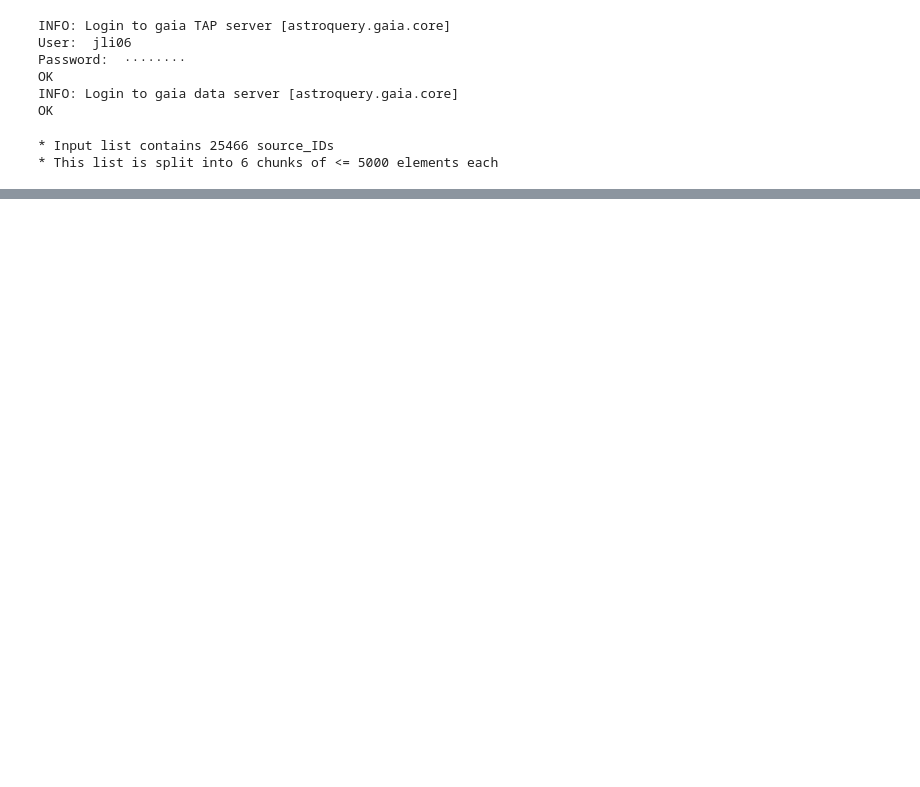
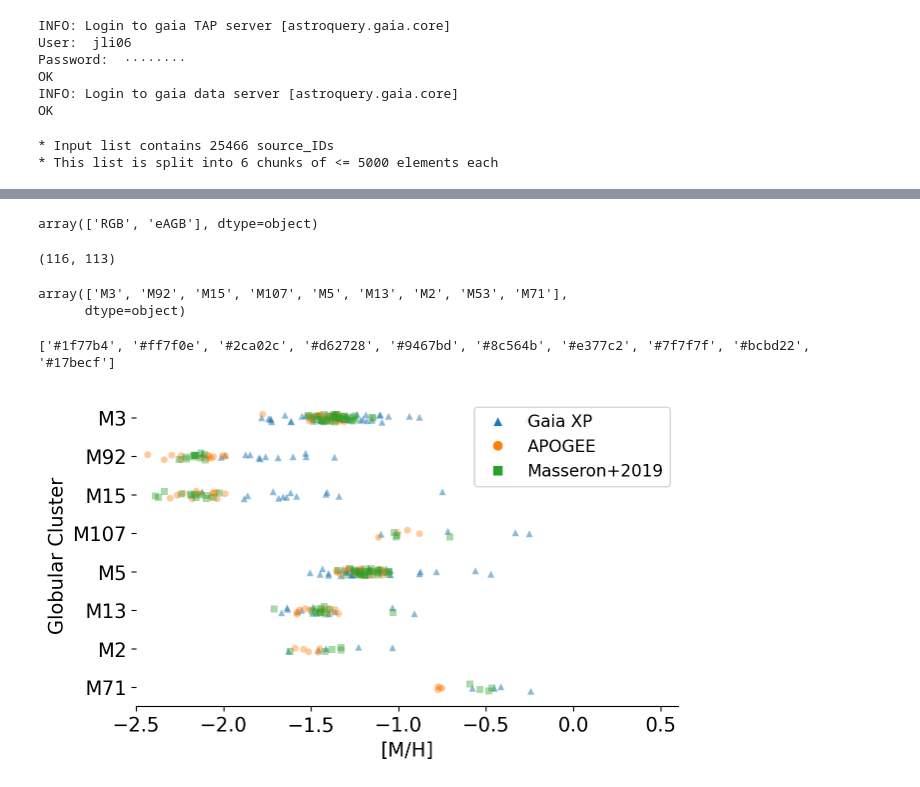
Before and after one commit to jiadonglee/aspgap, a Jupyter notebook: docs/plot_XP.ipynb, the cells around one changed output, grey strips where cells are left out. Drawn from its saved outputs; the diff is of its cells as text; code cells hidden in the pictures; blank space fills up the shorter version.

```diff
--- a/docs/plot_XP.ipynb
+++ b/docs/plot_XP.ipynb
@@ -336,0 +362,4 @@ plt.scatter(y[:,1], np.exp(-loss), s=1)
+# %%
+
+df_gcraw = df_gcraw.assign(tmass_id=df_gcraw['---']+df_gcraw['2MASS'])
+df_gcraw.head()
@@ -336,0 +374,62 @@ plt.scatter(y[:,1], np.exp(-loss), s=1)
+# %%
+df_gc['Evol'].unique()
+# %% [output]
+array(['RGB', 'eAGB'], dtype=object)
+# %%
+
+df_gc = pd.merge(df, df_gcraw, on="tmass_id", )
+print(df_gc.shape)
+# %% [output]
+(116, 113)
+# %%
+df_gc.Cluster.unique()
+# %% [output]
+array(['M3', 'M92', 'M15', 'M107', 'M5', 'M13', 'M2', 'M53', 'M71'],
+      dtype=object)
+# %%
+df_gc.columns
+
+df_gc = df_gc[df_gc["Cluster"]!='M53']
+
+df_gc.to_csv(data_dir+"Masseron19GC_jd.csv", index=False)
+# %%
+print(plt.rcParams['axes.prop_cycle'].by_key()['color'])
+# %% [output]
+['#1f77b4', '#ff7f0e', '#2ca02c', '#d62728', '#9467bd', '#8c564b', '#e377c2', '#7f7f7f', '#bcbd22', '#17becf']
+# %%
+# Initialize the figure
+from matplotlib.lines import Line2D
+
+f, ax = plt.subplots(1,1,figsize=(7,4))
+sns.despine(left=True)
+
+# Show each observation with a scatterplot
+sns.stripplot(
+    data=df_gc, x="moh_model_cross", y="Cluster",
+    marker='^',
+    dodge=True, alpha=.5, zorder=1, legend=False,
+    ax=ax
+)
+
+sns.stripplot(
+    data=df_gc, x="M_H", y="Cluster", marker='o',
+    dodge=True, alpha=.4, zorder=1, legend=False
+)
+
+sns.stripplot(
+    data=df_gc, x="[Fe/H]", y="Cluster", marker='s',
+    dodge=True, alpha=.4, zorder=1, legend=False
+)
+
+legend_elements = [
+    Line2D([0], [0], marker='^', color='w', label='Gaia XP', markerfacecolor='#1f77b4', markersize=8),
+    Line2D([0], [0], marker='o', color='w', label='APOGEE', markerfacecolor='#ff7f0e', markersize=8),
+    Line2D([0], [0], marker='s', color='w', label='Masseron+2019', markerfacecolor='#2ca02c', markersize=8),
+]
+
+ax.legend(handles=legend_elements, loc='upper right', fontsize=12)
+ax.set_xlim([-2.5, 0.6]);
+ax.set_xlabel("[M/H]");
+ax.set_ylabel("Globular Cluster ");
+# %% [output]
+[figure, added]
```
Also changed, not shown: parts of 59 cells of this notebook, 15 other files.
